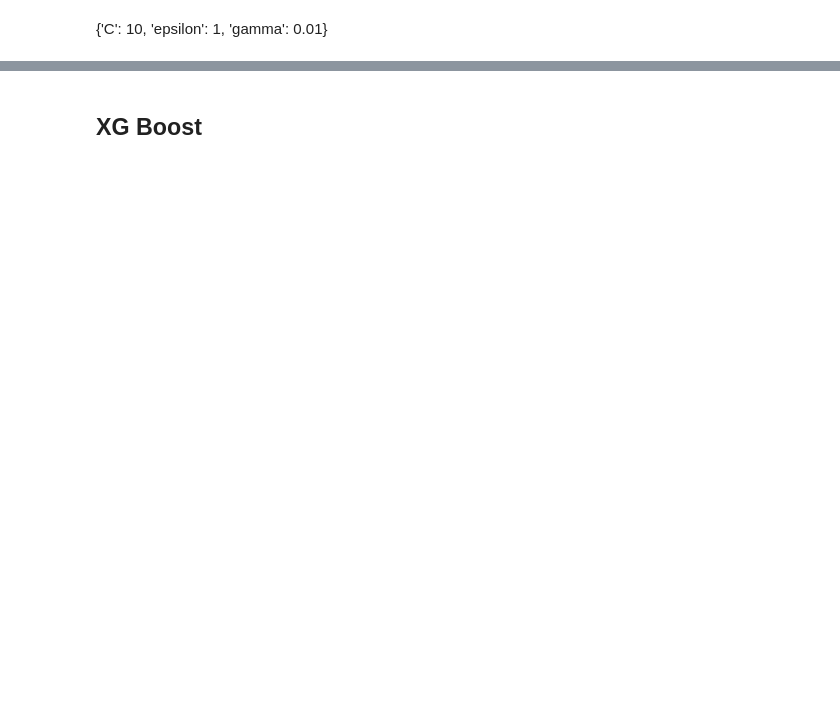
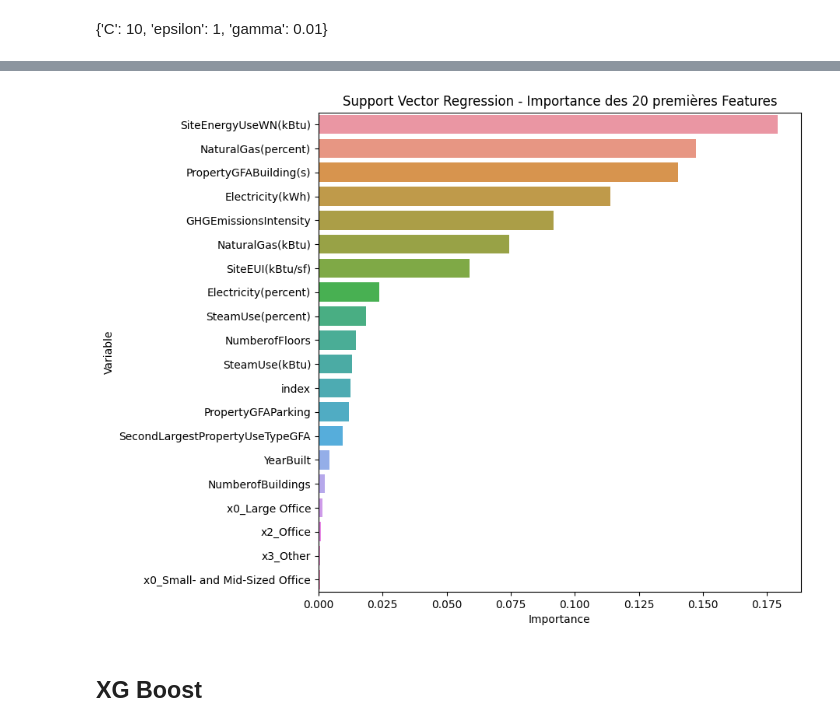
Before and after one commit to wdavid93/OpenClassRoom, a Jupyter notebook: Projet_4/Modele_final_TotalGHGEmissions_v2.ipynb, the cells around one changed output, grey strips where cells are left out. Drawn from its saved outputs; the diff is of its cells as text; code cells hidden in the pictures; blank space fills up the shorter version.

```diff
--- a/Projet_4/Modele_final_TotalGHGEmissions_v2.ipynb
+++ b/Projet_4/Modele_final_TotalGHGEmissions_v2.ipynb
@@ -796,3 +837,25 @@ Taux de prédictions entre 90% et 110% : 37.86407766990291
+# %%
+from sklearn.inspection import permutation_importance
+
+# Appliquer permutation_importance pour obtenir l'importance des variables
+result = permutation_importance(svm.best_estimator_, X_train, y_train, n_repeats=10, random_state=42)
+
+# Extraire les importances moyennes
+importances = result.importances_mean
+
+# Créer un DataFrame avec les noms des variables et leurs importances
+liste_coefs_svr = pd.DataFrame({'Variable': X.columns, 'Importance': importances})
+
+# Trier les variables par importance décroissante
+liste_coefs_svr = liste_coefs_svr.sort_values(by='Importance', ascending=False)
+
+# Afficher les 20 premières variables les plus importantes
+plt.figure(figsize=(8, 8))
+plt.title('Support Vector Regression - Importance des 20 premières Features')
+sns.barplot(y=liste_coefs_svr['Variable'].head(20), x=liste_coefs_svr['Importance'].head(20))
+plt.show()
+# %% [output]
+[figure, added]
 # %% [markdown]
 ## XG Boost
 # %%
```
Also changed, not shown: parts of 69 cells of this notebook, 12 other files.
